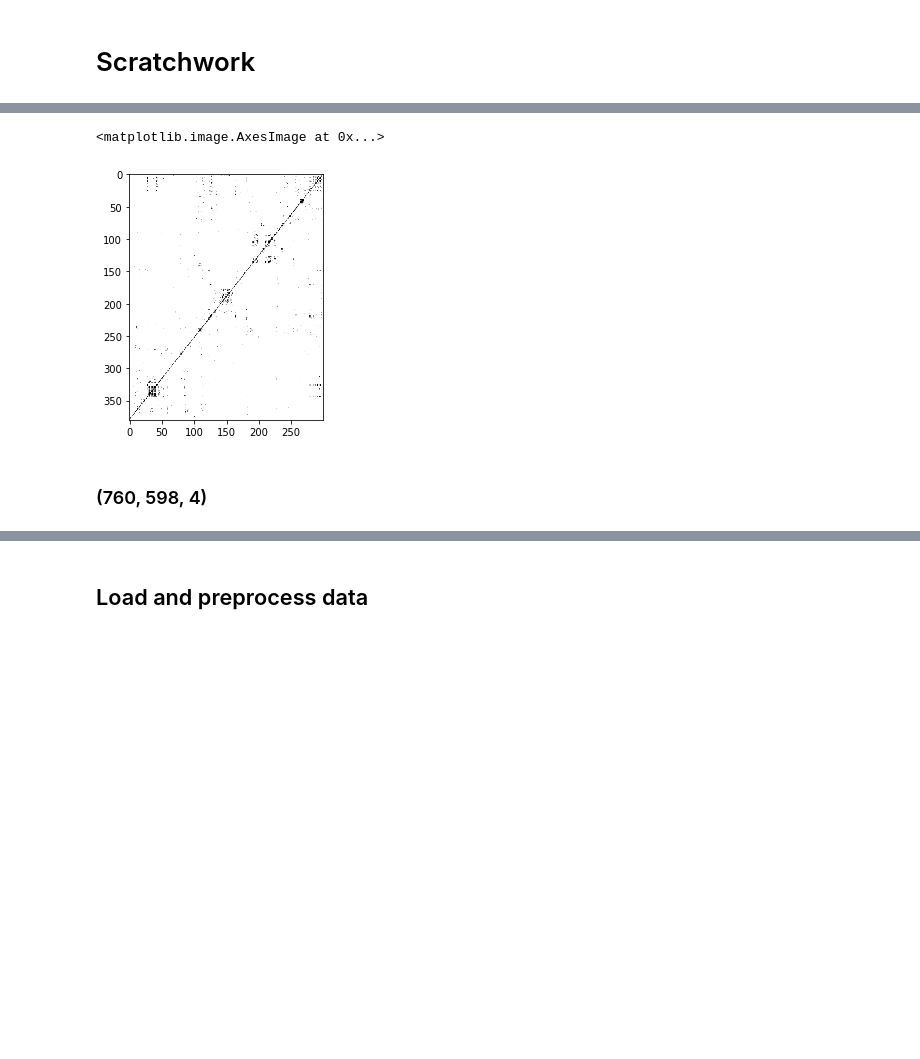
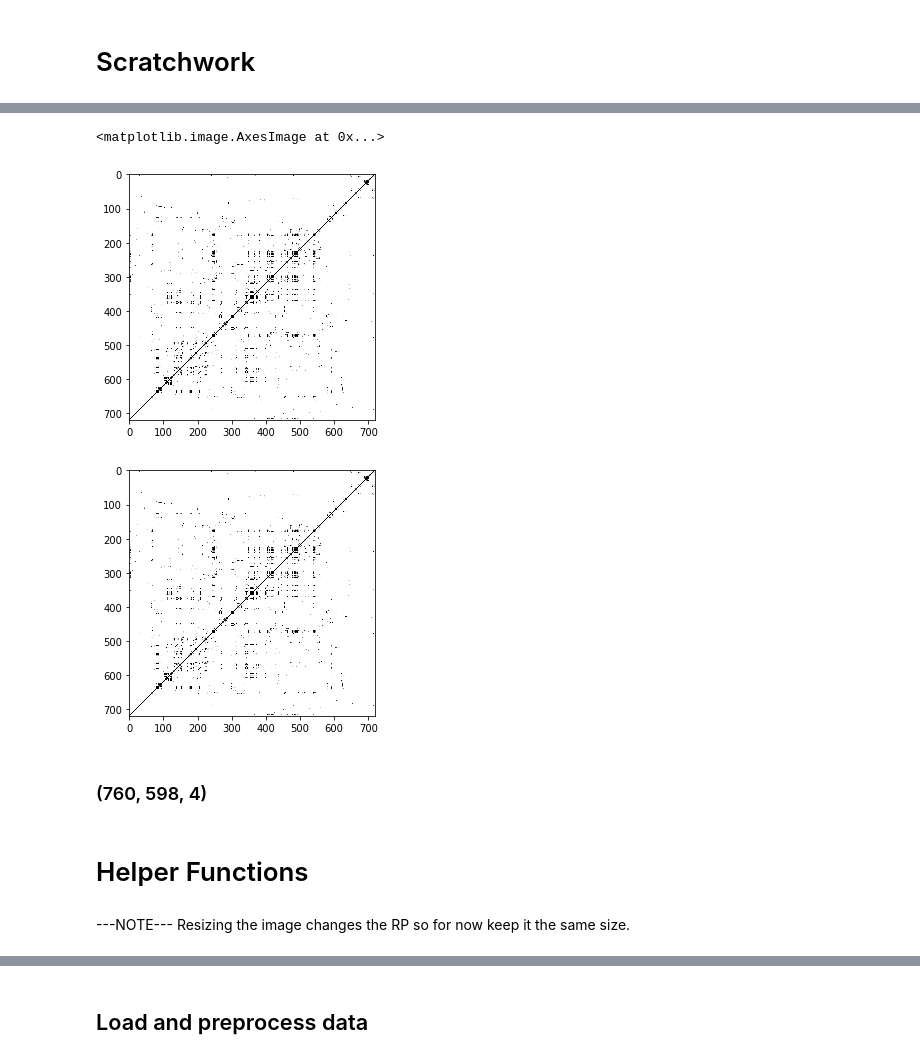
Before and after one commit to julialromero/Collaborative-Problem-Solving, a Jupyter notebook: learning_pipeline.ipynb, the cells around one changed output, grey strips where cells are left out. Cells and saved outputs as stored; diff of their text form; code cells hidden in the pictures; blank space fills up the shorter version.

```diff
--- a/learning_pipeline.ipynb
+++ b/learning_pipeline.ipynb
@@ -21,17 +49,25 @@ from keras import layers, Input, Model, optimizers
 # %%
-from skimage import io
-
-imag = io.imread('drive/MyDrive/data/RAW/1010-ExpBlock1_RAW.png', as_gray=True)
+imgsize = (int(719/2), int(719/2))
+imag = io.imread('drive/MyDrive/data/RAW/1020-ExpBlock1_RAW.png', as_gray=True)
+plt.figure()
+io.imshow(imag)
 x = image.img_to_array(imag)
 
-x = tf.image.resize(x, imgsize)
+#x = tf.keras.preprocessing.image.smart_resize(x, imgsize)
 x = np.array(x)
+plt.figure()
 io.imshow(x.squeeze())
 #n = preprocess_input(x)    # preprocess input for Inception v3
 # %% [output]
 <matplotlib.image.AxesImage at 0x...>
-[figure, old version]
+[figure, new version]
+[figure, added]
 # %% [markdown]
 ### (760, 598, 4)
+# %% [markdown]
+# Helper Functions
+# %% [markdown]
+---NOTE---
+Resizing the image changes the RP so for now keep it the same size.
 # %%
 # read, preprocess, and scale images to uniform dimension
```
Also changed, not shown: parts of 34 cells of this notebook.
